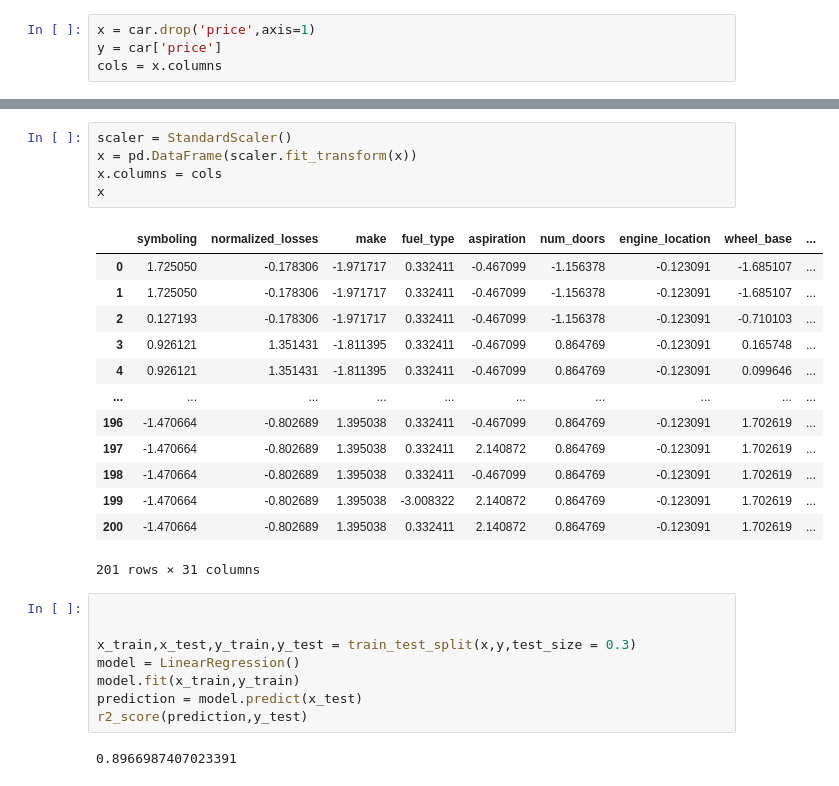
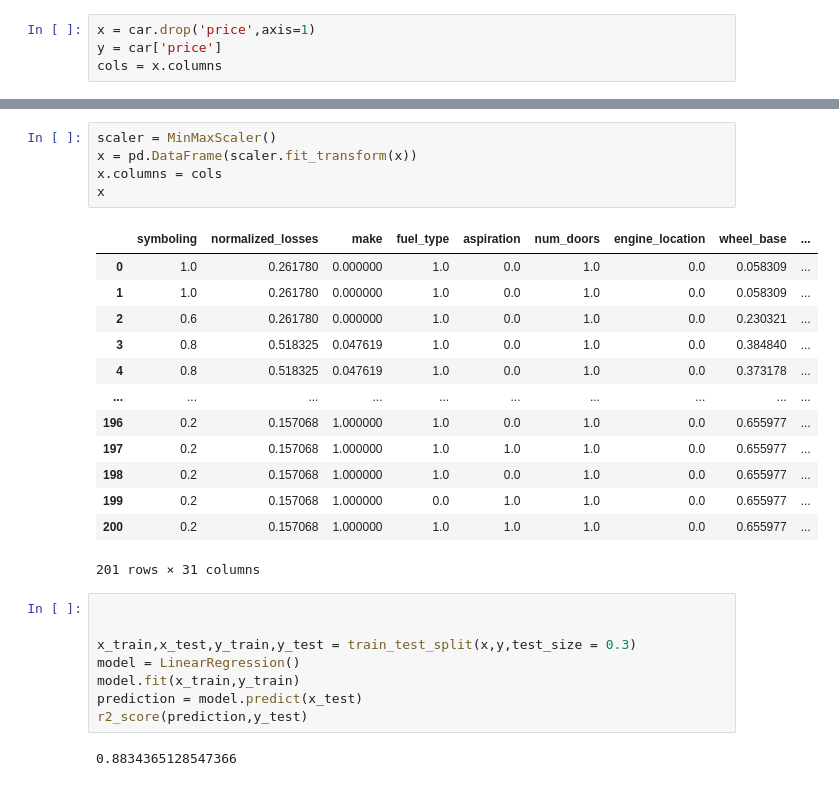
Before and after one commit to MajorCode869/sem5, a Jupyter notebook: usa-housing-1.ipynb, the cells around one changed output, grey strips where cells are left out. Saved outputs shown, nothing was run; the diff lists cells and outputs as text.

```diff
--- a/usa-housing-1.ipynb
+++ b/usa-housing-1.ipynb
@@ -653,23 +654,23 @@ car
 | 204 | -1 | 95 | 21 | 1 | 1 | 4.0 | 0 | 109.1 | ... |
 201 rows × 32 columns
 # %%
-scaler = StandardScaler()
+scaler = MinMaxScaler()
 x = pd.DataFrame(scaler.fit_transform(x))
 x.columns = cols
 x
 # %% [output]
 |  | symboling | normalized_losses | make | fuel_type | aspiration | num_doors | engine_location | wheel_base | ... |
-| 0 | 1.725050 | -0.178306 | -1.971717 | 0.332411 | -0.467099 | -1.156378 | -0.123091 | -1.685107 | ... |
-| 1 | 1.725050 | -0.178306 | -1.971717 | 0.332411 | -0.467099 | -1.156378 | -0.123091 | -1.685107 | ... |
-| 2 | 0.127193 | -0.178306 | -1.971717 | 0.332411 | -0.467099 | -1.156378 | -0.123091 | -0.710103 | ... |
-| 3 | 0.926121 | 1.351431 | -1.811395 | 0.332411 | -0.467099 | 0.864769 | -0.123091 | 0.165748 | ... |
-| 4 | 0.926121 | 1.351431 | -1.811395 | 0.332411 | -0.467099 | 0.864769 | -0.123091 | 0.099646 | ... |
+| 0 | 1.0 | 0.261780 | 0.000000 | 1.0 | 0.0 | 1.0 | 0.0 | 0.058309 | ... |
+| 1 | 1.0 | 0.261780 | 0.000000 | 1.0 | 0.0 | 1.0 | 0.0 | 0.058309 | ... |
+| 2 | 0.6 | 0.261780 | 0.000000 | 1.0 | 0.0 | 1.0 | 0.0 | 0.230321 | ... |
+| 3 | 0.8 | 0.518325 | 0.047619 | 1.0 | 0.0 | 1.0 | 0.0 | 0.384840 | ... |
+| 4 | 0.8 | 0.518325 | 0.047619 | 1.0 | 0.0 | 1.0 | 0.0 | 0.373178 | ... |
 | ... | ... | ... | ... | ... | ... | ... | ... | ... | ... |
-| 196 | -1.470664 | -0.802689 | 1.395038 | 0.332411 | -0.467099 | 0.864769 | -0.123091 | 1.702619 | ... |
-| 197 | -1.470664 | -0.802689 | 1.395038 | 0.332411 | 2.140872 | 0.864769 | -0.123091 | 1.702619 | ... |
-| 198 | -1.470664 | -0.802689 | 1.395038 | 0.332411 | -0.467099 | 0.864769 | -0.123091 | 1.702619 | ... |
-| 199 | -1.470664 | -0.802689 | 1.395038 | -3.008322 | 2.140872 | 0.864769 | -0.123091 | 1.702619 | ... |
-| 200 | -1.470664 | -0.802689 | 1.395038 | 0.332411 | 2.140872 | 0.864769 | -0.123091 | 1.702619 | ... |
+| 196 | 0.2 | 0.157068 | 1.000000 | 1.0 | 0.0 | 1.0 | 0.0 | 0.655977 | ... |
+| 197 | 0.2 | 0.157068 | 1.000000 | 1.0 | 1.0 | 1.0 | 0.0 | 0.655977 | ... |
+| 198 | 0.2 | 0.157068 | 1.000000 | 1.0 | 0.0 | 1.0 | 0.0 | 0.655977 | ... |
+| 199 | 0.2 | 0.157068 | 1.000000 | 0.0 | 1.0 | 1.0 | 0.0 | 0.655977 | ... |
+| 200 | 0.2 | 0.157068 | 1.000000 | 1.0 | 1.0 | 1.0 | 0.0 | 0.655977 | ... |
 201 rows × 31 columns
 # %%
 
@@ -680,4 +681,4 @@ model.fit(x_train,y_train)
 prediction = model.predict(x_test)
 r2_score(prediction,y_test)
 # %% [output]
-0.8966987407023391
+0.8834365128547366
```
Also changed, not shown: parts of 25 cells of this notebook.
